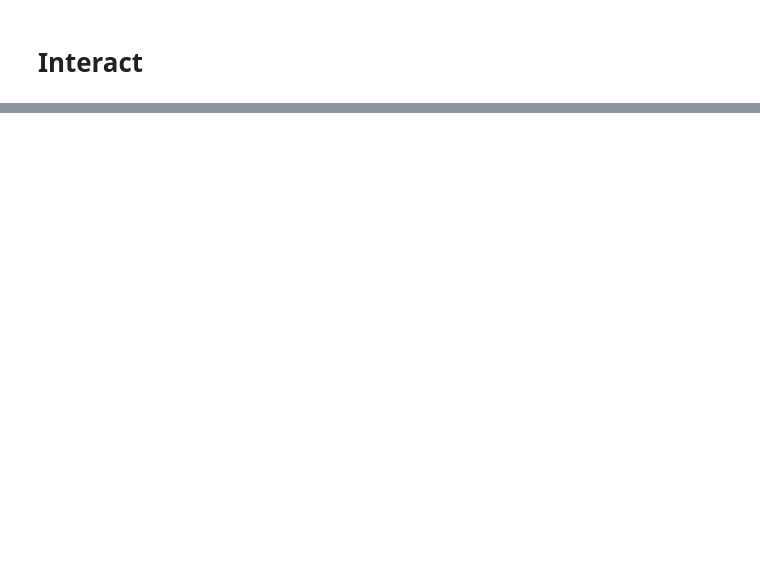
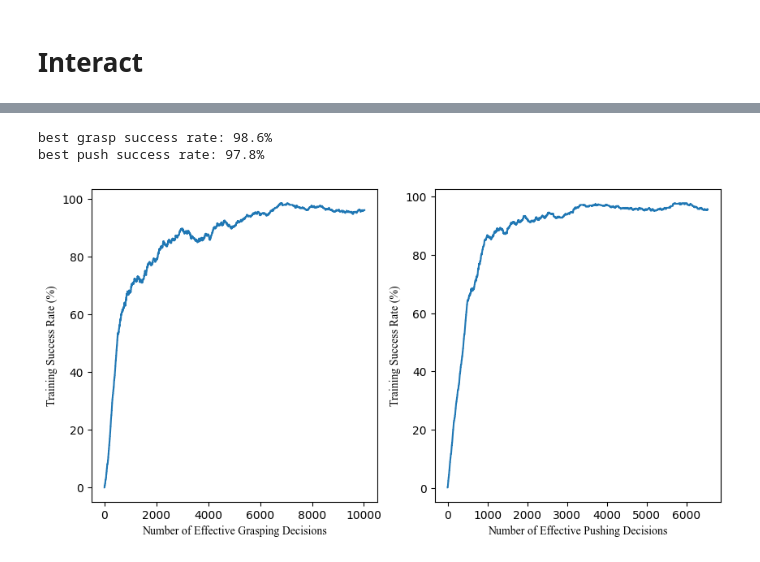
Before and after one commit to ryanyu512/vision_based_synergies_between_closed_loop_grasping_and_pushing, a Jupyter notebook: research2.0/research2.0_train.ipynb, the cells around one changed output, grey strips where cells are left out. Drawn from its saved outputs; the diff is of its cells as text; code cells hidden in the pictures; blank space fills up the shorter version.

```diff
--- a/research2.0/research2.0_train.ipynb
+++ b/research2.0/research2.0_train.ipynb
@@ -96,18 +120,22 @@ print(f'min ATC: {np.array(agent.ATC_train[250:]).min()}')
 # %%
 fig, ax = plt.subplots(1, 2)
 
 fig.set_figheight(5)
 fig.set_figwidth(10)
 
 ax[0].plot(np.array(agent.grasp_success_rate_hist)*100.)
-ax[0].set_xlabel('Number of Effective Grasping Decisions')
-ax[0].set_ylabel('Training Success Rate (%)')
+ax[0].set_xlabel('Number of Effective Grasping Decisions', **font)
+ax[0].set_ylabel('Training Success Rate (%)', **font)
 
 ax[1].plot(np.array(agent.push_success_rate_hist)*100.)
-ax[1].set_xlabel('Number of Effective Pushing Decisions')
-ax[1].set_ylabel('Training Success Rate (%)')
+ax[1].set_xlabel('Number of Effective Pushing Decisions', **font)
+ax[1].set_ylabel('Training Success Rate (%)', **font)
 
 print(f'best grasp success rate: {np.array(agent.grasp_success_rate_hist).max()*100.}%')
 print(f'best push success rate: {np.array(agent.push_success_rate_hist).max()*100.}%')
+# %% [output]
+best grasp success rate: 98.6%
+best push success rate: 97.8%
+[figure, added]
 # %%
 agent.episode
```
Also changed, not shown: parts of 7 cells of this notebook.
